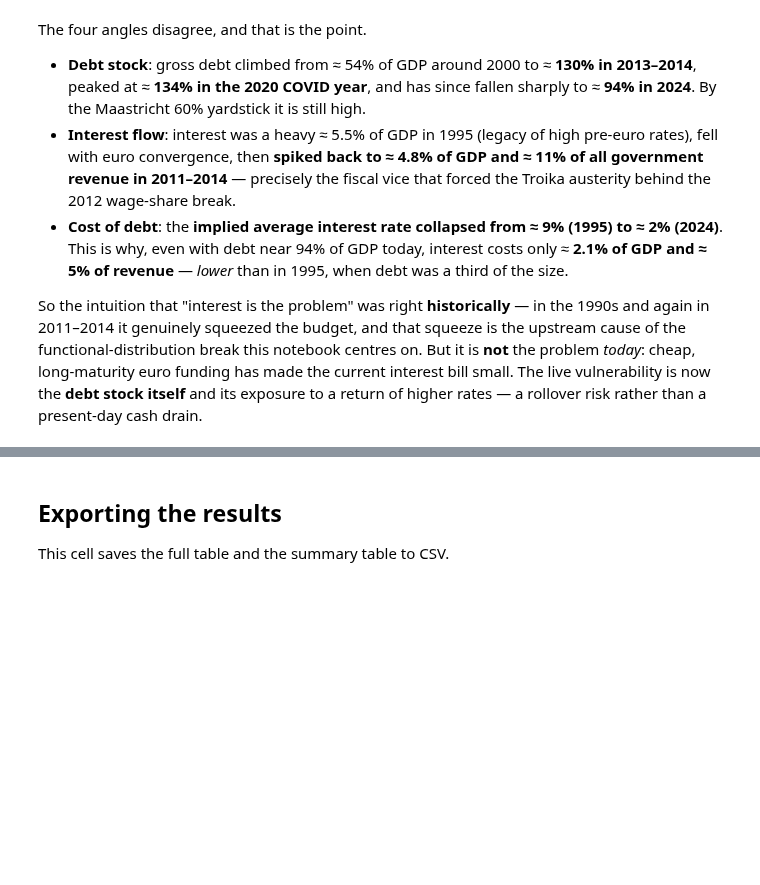
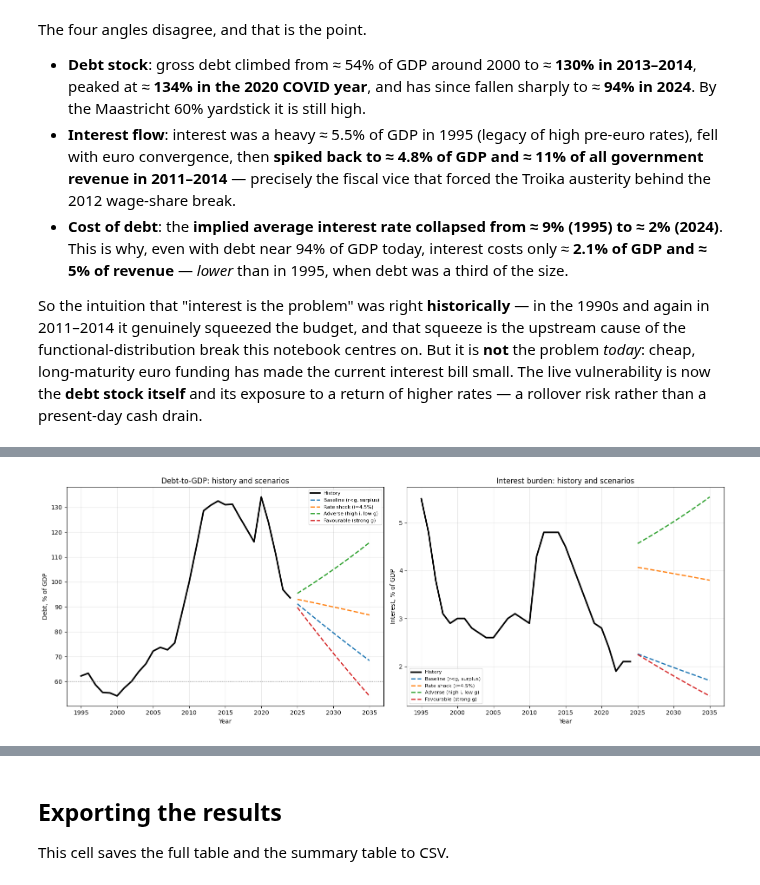
Before and after one commit to DiogoRibeiro7/ds-projects-portfolio, a Jupyter notebook: projects/portugal_gdp_income_distribution/portugal_gdp_income_distribution.ipynb, the cells around one changed output, grey strips where cells are left out. Drawn from its saved outputs; the diff is of its cells as text; code cells hidden in the pictures; blank space fills up the shorter version.

```diff
--- a/projects/portugal_gdp_income_distribution/portugal_gdp_income_distribution.ipynb
+++ b/projects/portugal_gdp_income_distribution/portugal_gdp_income_distribution.ipynb
@@ -93,9 +95,13 @@ CRISIS_EVENTS: Final[list[CrisisEvent]] = [
 
 This function downloads a series from DBnomics and turns it into a simple table with year and value.
 # %%
+CACHE_DIR: Final[Path] = Path("outputs/cache")
+USE_CACHE: Final[bool] = True  # set False to always hit the DBnomics API
+
+
 def fetch_eurostat_series(series_code: str, value_name: str) -> pd.DataFrame:
     """
-    Fetch a Eurostat annual series from DBnomics.
+    Fetch a Eurostat annual series from DBnomics, with a local CSV cache.
 
     Parameters
     ----------
@@ -115,7 +121,16 @@ def fetch_eurostat_series(series_code: str, value_name: str) -> pd.DataFrame:
     if not isinstance(value_name, str) or not value_name:
         raise TypeError("value_name must be a non-empty string.")
 
-    raw_df = fetch_series(series_code)
+    if USE_CACHE:
+        CACHE_DIR.mkdir(parents=True, exist_ok=True)
+        cache_path = CACHE_DIR / f"{series_code.replace('/', '_')}.csv"
+        if cache_path.exists():
+            raw_df = pd.read_csv(cache_path)
+        else:
+            raw_df = fetch_series(series_code)
+            raw_df.to_csv(cache_path, index=False)
+    else:
+        raw_df = fetch_series(series_code)
 
     if not isinstance(raw_df, pd.DataFrame):
         raise TypeError("Expected DBnomics to return a pandas DataFrame.")
@@ -2031,0 +2057,76 @@ So the intuition that "interest is the problem" was right **historically** — i
+# %%
+from dataclasses import field  # noqa: F401  (dataclass already imported earlier)
+
+DEBT_SCENARIOS: Final[list[dict[str, float | str]]] = [
+    {"name": "Baseline (r<g, surplus)", "interest_rate": 2.5, "nominal_growth": 3.5, "primary_balance": 1.5},
+    {"name": "Rate shock (i=4.5%)", "interest_rate": 4.5, "nominal_growth": 3.5, "primary_balance": 1.5},
+    {"name": "Adverse (high i, low g)", "interest_rate": 5.0, "nominal_growth": 2.5, "primary_balance": 0.5},
+    {"name": "Favourable (strong g)", "interest_rate": 2.5, "nominal_growth": 4.0, "primary_balance": 2.5},
+]
+PROJECTION_YEARS: Final[list[int]] = list(range(2025, 2036))
+
+
+def project_debt_path(initial_debt: float, scenario: dict, years: list[int]) -> pd.DataFrame:
+    """
+    Project the debt-to-GDP ratio and interest burden under a scenario.
+
+    Parameters
+    ----------
+    initial_debt : float
+        Starting debt-to-GDP ratio (percent).
+    scenario : dict
+        Keys `interest_rate`, `nominal_growth`, `primary_balance` (all percent).
+    years : list[int]
+        Projection horizon.
+
+    Returns
+    -------
+    pd.DataFrame
+        Projected `debt_pct_gdp` and `interest_pct_gdp` for each year.
+    """
+    i = scenario["interest_rate"] / 100.0
+    g = scenario["nominal_growth"] / 100.0
+    primary_balance = scenario["primary_balance"]
+    rows, previous = [], initial_debt
+    for year in years:
+        interest_burden = i * previous / (1.0 + g)               # interest / GDP_t, percent
+        debt = previous * (1.0 + i) / (1.0 + g) - primary_balance
+        rows.append({"year": year, "debt_pct_gdp": debt, "interest_pct_gdp": interest_burden})
+        previous = debt
+    return pd.DataFrame(rows)
+
+
+def plot_debt_scenarios(finance_df: pd.DataFrame, scenarios: list[dict], years: list[int]) -> pd.DataFrame:
+    """Plot historical and projected debt and interest under each scenario."""
+    initial_debt = float(finance_df["debt_pct_gdp"].iloc[-1])
+    projections = {s["name"]: project_debt_path(initial_debt, s, years) for s in scenarios}
+
+    fig, (ax_debt, ax_int) = plt.subplots(1, 2, figsize=(16, 6))
+    ax_debt.plot(finance_df["year"], finance_df["debt_pct_gdp"], linewidth=2.6, color="black", label="History")
+    ax_int.plot(finance_df["year"], finance_df["interest_pct_gdp"], linewidth=2.6, color="black", label="History")
+    for name, path in projections.items():
+        ax_debt.plot(path["year"], path["debt_pct_gdp"], linewidth=2, linestyle="--", label=name)
+        ax_int.plot(path["year"], path["interest_pct_gdp"], linewidth=2, linestyle="--", label=name)
+    ax_debt.axhline(60, linestyle=":", linewidth=1, color="grey")
+    ax_debt.set_title("Debt-to-GDP: history and scenarios")
+    ax_debt.set_ylabel("Debt, % of GDP")
+    ax_int.set_title("Interest burden: history and scenarios")
+    ax_int.set_ylabel("Interest, % of GDP")
+    for ax in (ax_debt, ax_int):
+        ax.set_xlabel("Year")
+        ax.grid(True, alpha=0.3)
+        ax.legend(fontsize=8)
+    plt.tight_layout()
+    plt.show()
+
+    return pd.DataFrame([
+        {"scenario": name, "debt_2035": round(float(path["debt_pct_gdp"].iloc[-1]), 1),
+         "interest_2035": round(float(path["interest_pct_gdp"].iloc[-1]), 2)}
+        for name, path in projections.items()
+    ])
+
+
+debt_scenario_endpoints = plot_debt_scenarios(public_finance_df, DEBT_SCENARIOS, PROJECTION_YEARS)
+debt_scenario_endpoints
+# %% [output]
+[figure, added]
```
Also changed, not shown: parts of 14 cells of this notebook, 2 other files.
